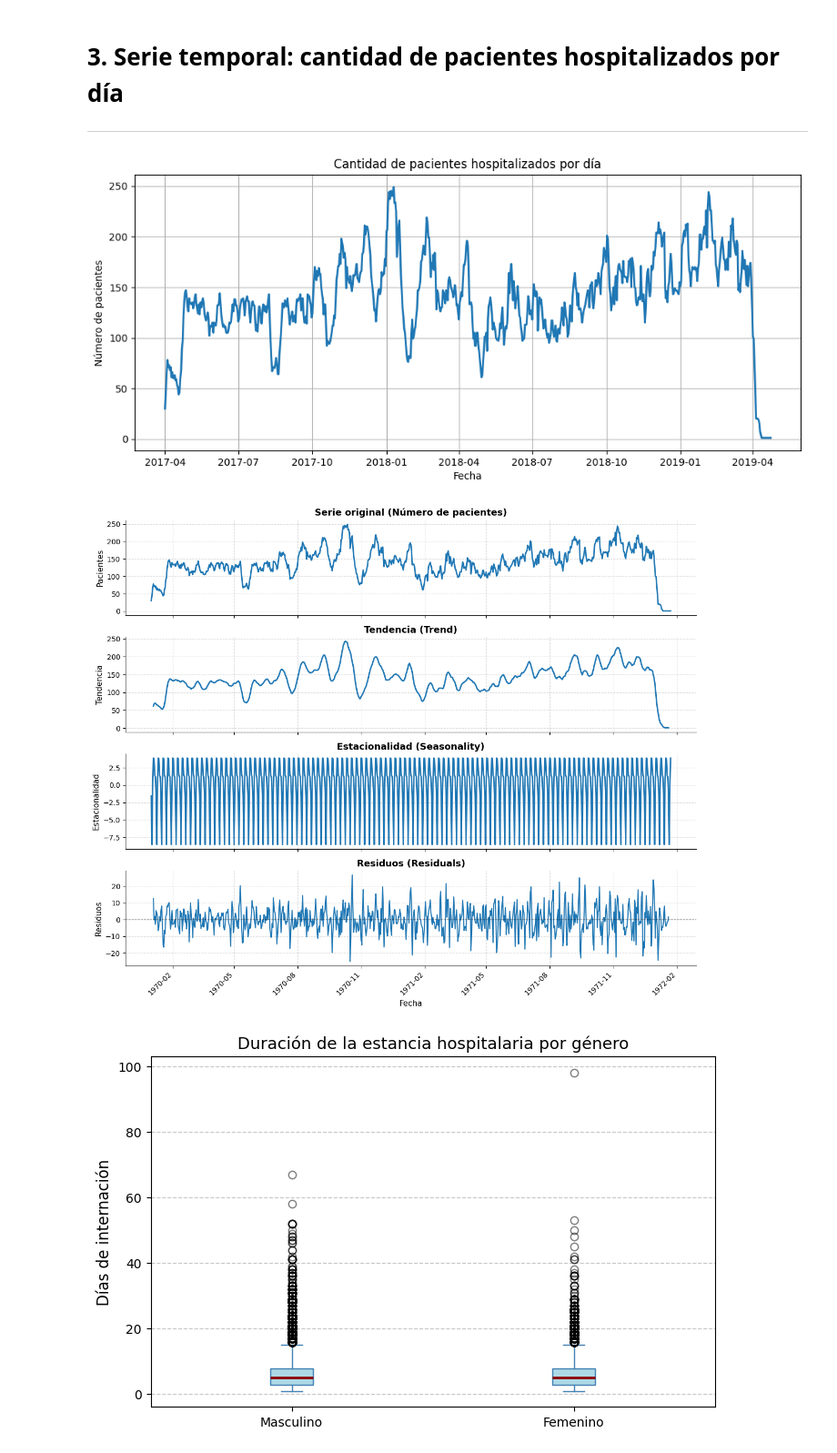
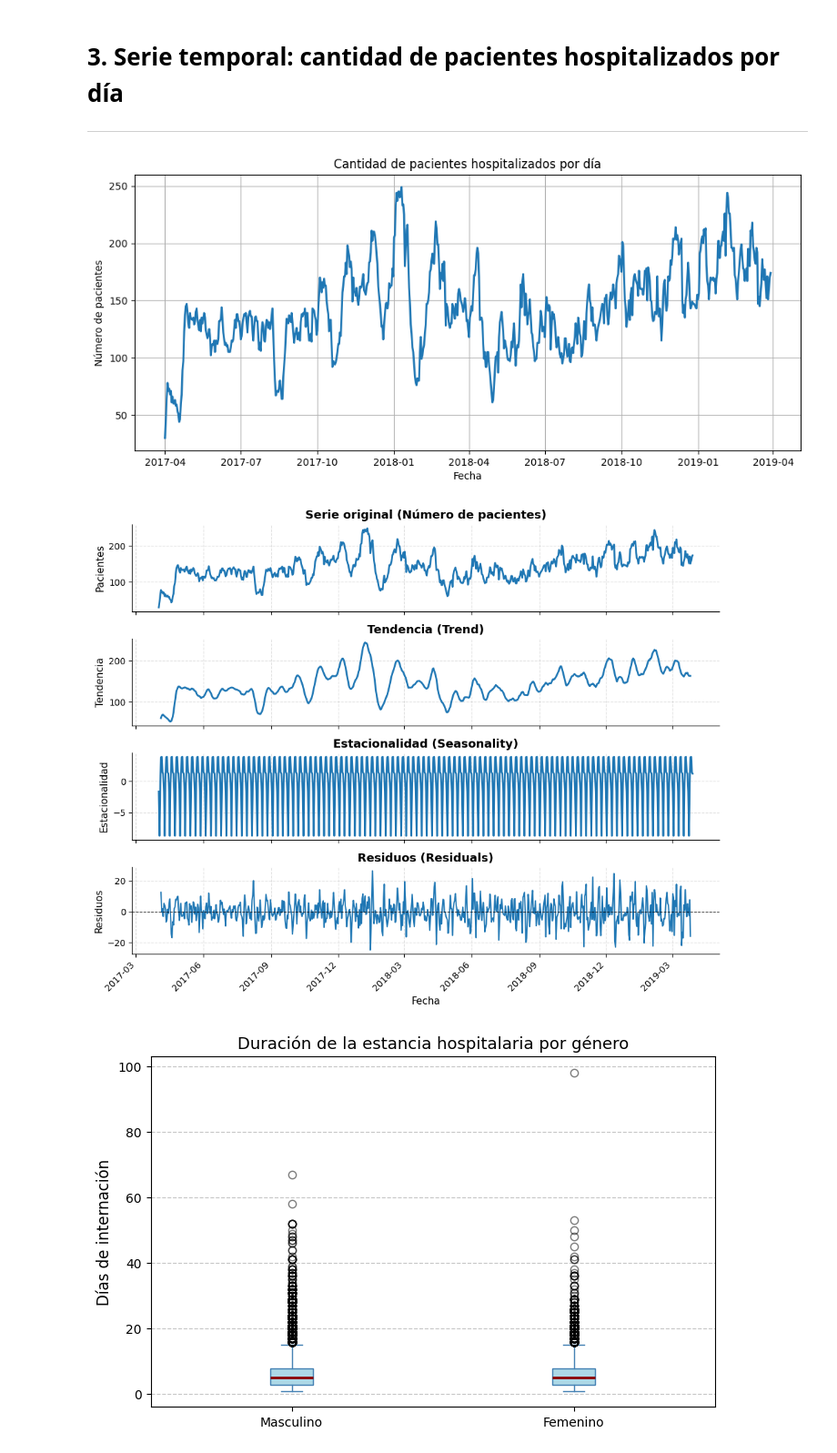
Before and after one commit to FaustoGabini/hospital-bed-prediction, a Jupyter notebook: 01_EDA_y_limpieza.ipynb, the cells around one changed output. Shown at 91% size. Drawn from its saved outputs; the diff is of its cells as text; code cells hidden in the pictures.

Commit message:
Implementa modelo ARIMA y SARIMA

```diff
--- a/01_EDA_y_limpieza.ipynb
+++ b/01_EDA_y_limpieza.ipynb
@@ -363,6 +364,10 @@ daily_counts = (
     .reset_index(name='num_patients')
 )
 
+# Excluimos los ultimos 25 valores ya que sesgan el modelo
+daily_counts = daily_counts.iloc[:-25]
+
+
 # Graficamos la serie temporal
 plt.figure(figsize=(12,5))
 plt.plot(daily_counts['date'], daily_counts['num_patients'], linewidth=2)
@@ -372,57 +377,59 @@ plt.ylabel('Número de pacientes')
 plt.grid(True)
 plt.show()
 # %% [output]
-[figure, old version]
+[figure, new version]
 # %%
+ts = daily_counts.copy()
+ts['date'] = pd.to_datetime(ts['date'])
+ts = ts.set_index('date').sort_index()
 
-# Descomponer la serie
-result = seasonal_decompose(
-    daily_counts['num_patients'],
-    model='additive',
-    period=7
-)
+# Asegurar frecuencia diaria y rellenar días faltantes con 0
+ts = ts.asfreq('D', fill_value=0)
 
+# Descomposición aditiva (period=7 para estacionalidad semanal)
+from statsmodels.tsa.seasonal import seasonal_decompose
+result = seasonal_decompose(ts['num_patients'], model='additive', period=7)
 
-fig, axes = plt.subplots(4, 1, figsize=(12, 10), sharex=True)
+# Plot personalizado usando el índice datetime (los formatters funcionarán correctamente)
+fig, axes = plt.subplots(4, 1, figsize=(10, 8), sharex=True)
 
 # Serie original
-axes[0].plot(result.observed, linewidth=2)
+axes[0].plot(ts.index, result.observed, linewidth=2)
 axes[0].set_title('Serie original (Número de pacientes)', fontsize=13, fontweight='bold')
 axes[0].set_ylabel('Pacientes', fontsize=11)
 
 # Tendencia
-axes[1].plot(result.trend, linewidth=2)
+axes[1].plot(ts.index, result.trend, linewidth=2)
 axes[1].set_title('Tendencia (Trend)', fontsize=13, fontweight='bold')
 axes[1].set_ylabel('Tendencia', fontsize=11)
 
 # Estacionalidad
-axes[2].plot(result.seasonal, linewidth=2)
+axes[2].plot(ts.index, result.seasonal, linewidth=2)
 axes[2].set_title('Estacionalidad (Seasonality)', fontsize=13, fontweight='bold')
 axes[2].set_ylabel('Estacionalidad', fontsize=11)
 
 # Residuos
-axes[3].plot(result.resid, linewidth=1.5)
+axes[3].plot(ts.index, result.resid, linewidth=1.5)
 axes[3].axhline(0, color='black', linestyle='--', linewidth=0.8)
 axes[3].set_title('Residuos (Residuals)', fontsize=13, fontweight='bold')
 axes[3].set_ylabel('Residuos', fontsize=11)
 axes[3].set_xlabel('Fecha', fontsize=11)
 
 # --- Formatear eje X con fechas ---
 axes[3].xaxis.set_major_formatter(mdates.DateFormatter('%Y-%m'))
 axes[3].xaxis.set_major_locator(mdates.MonthLocator(interval=3))  # cada 3 meses
 fig.autofmt_xdate(rotation=45)
 
 # Ajustes estéticos
 for ax in axes:
     ax.grid(True, linestyle='--', alpha=0.4)
     ax.spines['top'].set_visible(False)
     ax.spines['right'].set_visible(False)
 
-
 plt.tight_layout()
 plt.show()
 # %% [output]
-[figure, old version]
+[figure, new version]
 # %%
 
 # Filtramos datos válidos (sin NaN en las dos columnas)
```
Also changed, not shown: parts of 31 cells of this notebook.
